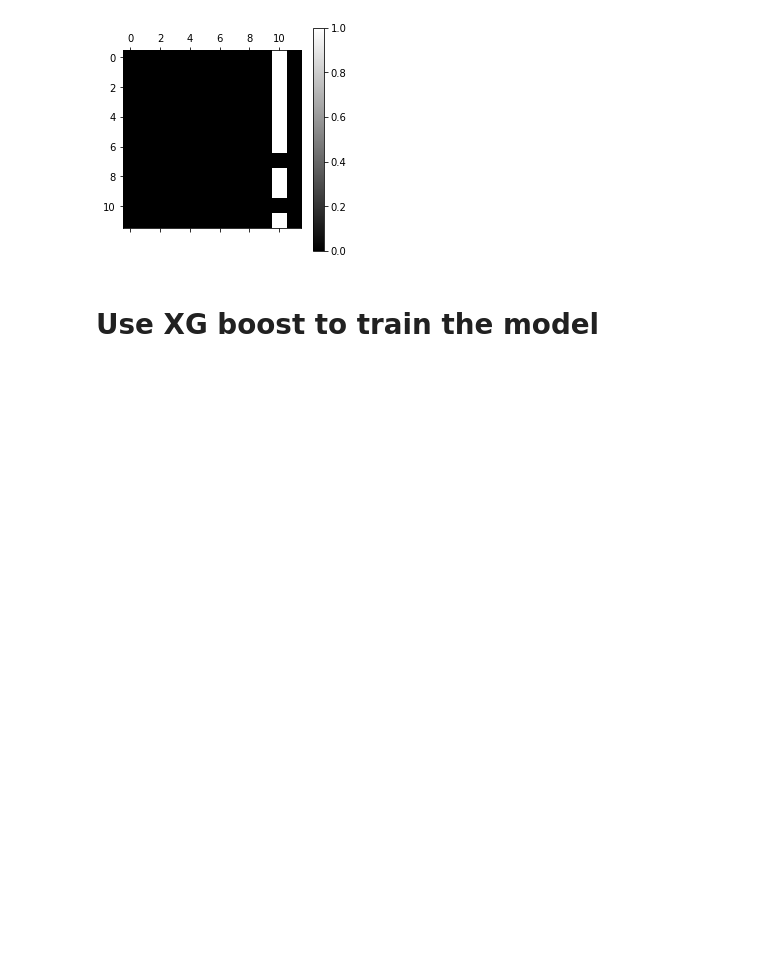
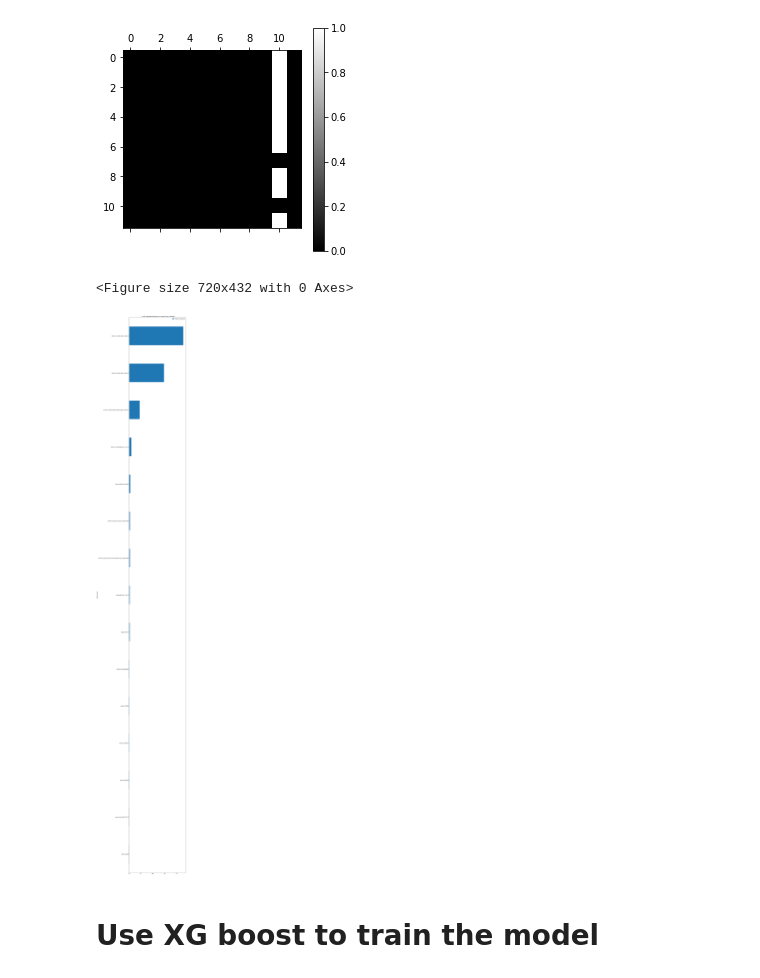
Before and after one commit to yukaabe/Springboard-datasciencebootcamp-repo, a Jupyter notebook: Airbnb Modeling Script Part Two - Multi Class Classification.ipynb, the cells around one changed output. Drawn from its saved outputs; the diff is of its cells as text; code cells hidden in the pictures; blank space fills up the shorter version.

```diff
--- a/Airbnb Modeling Script Part Two - Multi Class Classification.ipynb
+++ b/Airbnb Modeling Script Part Two - Multi Class Classification.ipynb
@@ -861,0 +842,2 @@ best_grid_random_forest = grid_search_random_forest.best_estimator_
+# %%
+best_grid_random_forest.fit(X_train, y_train)
@@ -932,6 +924,16 @@ plt.colorbar()
 plt.show()
 # %% [output]
 [figure]
+# %%
+plt.figure(figsize=(10, 6))
+model_random_forest_multi_class_feature_importance_df=pd.DataFrame(list(zip(feature_list1, best_grid_random_forest.feature_importances_)), columns=['feature name', 'feature importance'])
+model_random_forest_multi_class_feature_importance_df=model_random_forest_multi_class_feature_importance_df.sort_values(by='feature importance', ascending=False)
+model_random_forest_multi_class_feature_importance_df.set_index('feature name', inplace=True)
+model_random_forest_multi_class_feature_importance_df[:15]. sort_values(by='feature importance', ascending=True).plot(kind='barh', title="15 most importance features in random forest classifier")
+plt.show()
+# %% [output]
+<Figure size 720x432 with 0 Axes>
+[figure, added]
 # %% [markdown]
 # Use XG boost to train the model
 # %%
```
Also changed, not shown: parts of 40 cells of this notebook, 5 other files.
